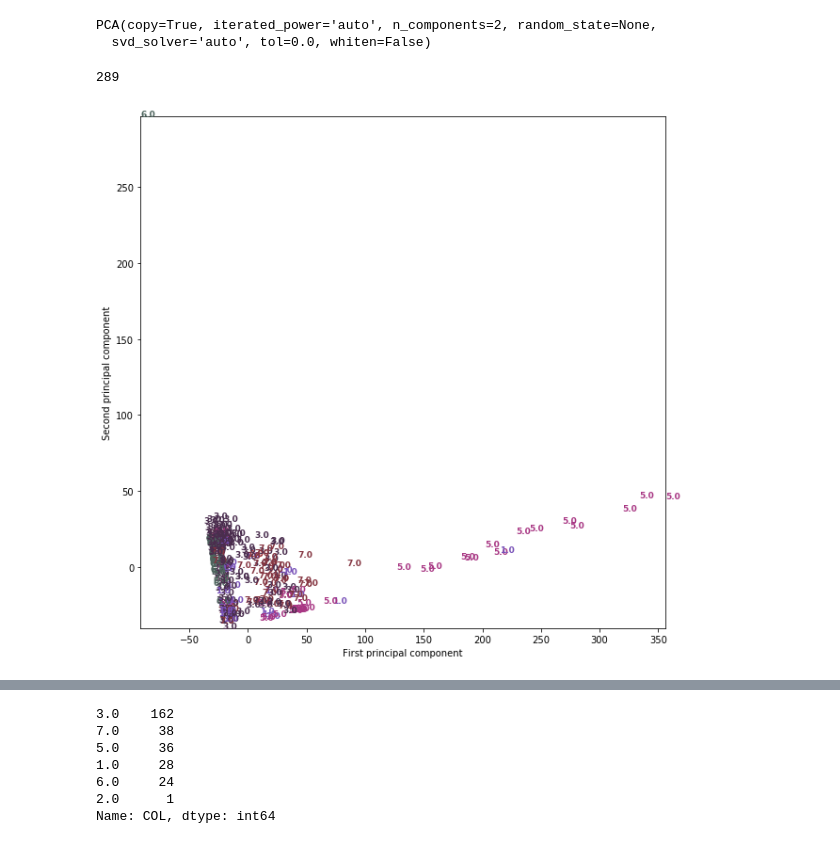
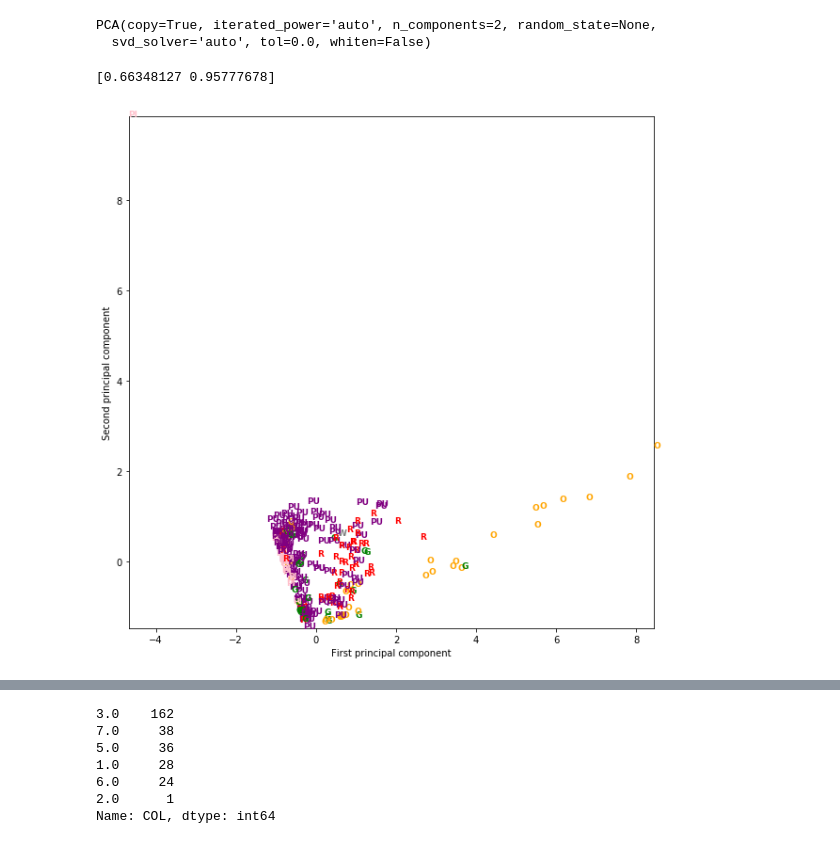
Before and after one commit to AgataRoguz/projekty_uw, a Jupyter notebook: spektra_klastrowanie.ipynb, the cells around one changed output, grey strips where cells are left out. Drawn from its saved outputs; the diff is of its cells as text; code cells hidden in the pictures.

```diff
--- a/spektra_klastrowanie.ipynb
+++ b/spektra_klastrowanie.ipynb
@@ -66,5 +41,8 @@ memory usage: 30.8+ KB
+# %%
+col = {1.0 :'G', 2.0 :'W', 3.0 :"PU", 5.0 :'O', 6.0 :'PI', 7.0 :'R'}
+data["colors"] = data.COL.apply(lambda x: col[x])
 # %%
-X = data[["V", "CON"]].values
+X = data[["V", "MAS","CON"]].values
 y = data.COL
 # %%
 X.shape
@@ -75,6 +51,7 @@ from sklearn.decomposition import PCA
 # %%
 # build a PCA model
 pca = PCA(n_components=2)
+X = StandardScaler().fit_transform(X)
 # %%
 pca.fit(X)
 # %% [output]
@@ -85,27 +62,27 @@ PCA(copy=True, iterated_power='auto', n_components=2, random_state=None,
 # transform the digits data onto the first two principal components
 X_pca = pca.transform(X)
 #colors = list(mcolors.CSS4_COLORS)
-colors = ["#476A2A", "#7851B8", "#BD3430", "#4A2D4E", "#875525",
-          "#A83683", "#4E655E", "#853541", "#3A3120", "#535D8E"]
+colors = ["black", "green", "grey", "purple", "blue",
+          "orange", "pink", "red", "#3A3120", "#535D8E"]
-# %%
-len(X)
-# %% [output]
-289
+# %%
+print (pca.explained_variance_ratio_.cumsum())
+# %% [output]
+[0.66348127 0.95777678]
 # %%
 plt.figure(figsize=(10, 10))
 plt.xlim(X_pca[:, 0].min(), X_pca[:, 0].max())
 plt.ylim(X_pca[:, 1].min(), X_pca[:, 1].max())
 for i in range(289):
     # actually plot the digits as text instead of using scatter
-    plt.text(X_pca[i, 0], X_pca[i, 1], str(y[i]),
+    plt.text(X_pca[i, 0], X_pca[i, 1], str(data.colors[i]),
              color = colors[int(y[i])],
              fontdict={'weight': 'bold', 'size': 9})
 plt.xlabel("First principal component")
 plt.ylabel("Second principal component")
-plt.savefig("pca.jpg")
+plt.savefig("pca_colors.jpg")
 plt.show()
 # %% [output]
-[figure, old version]
+[figure, new version]
 # %%
 from sklearn.manifold import TSNE
 tsne = TSNE(random_state=42)
```
Also changed, not shown: parts of 55 cells of this notebook.
